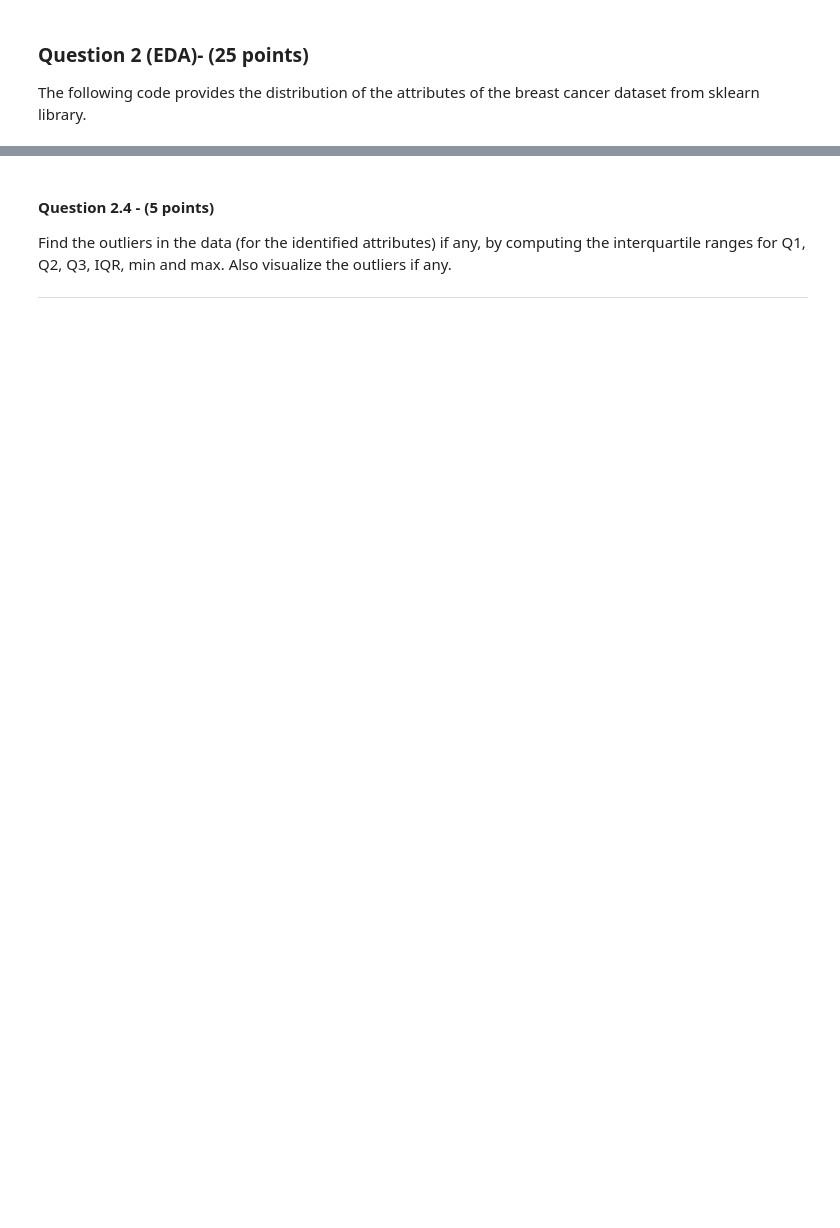
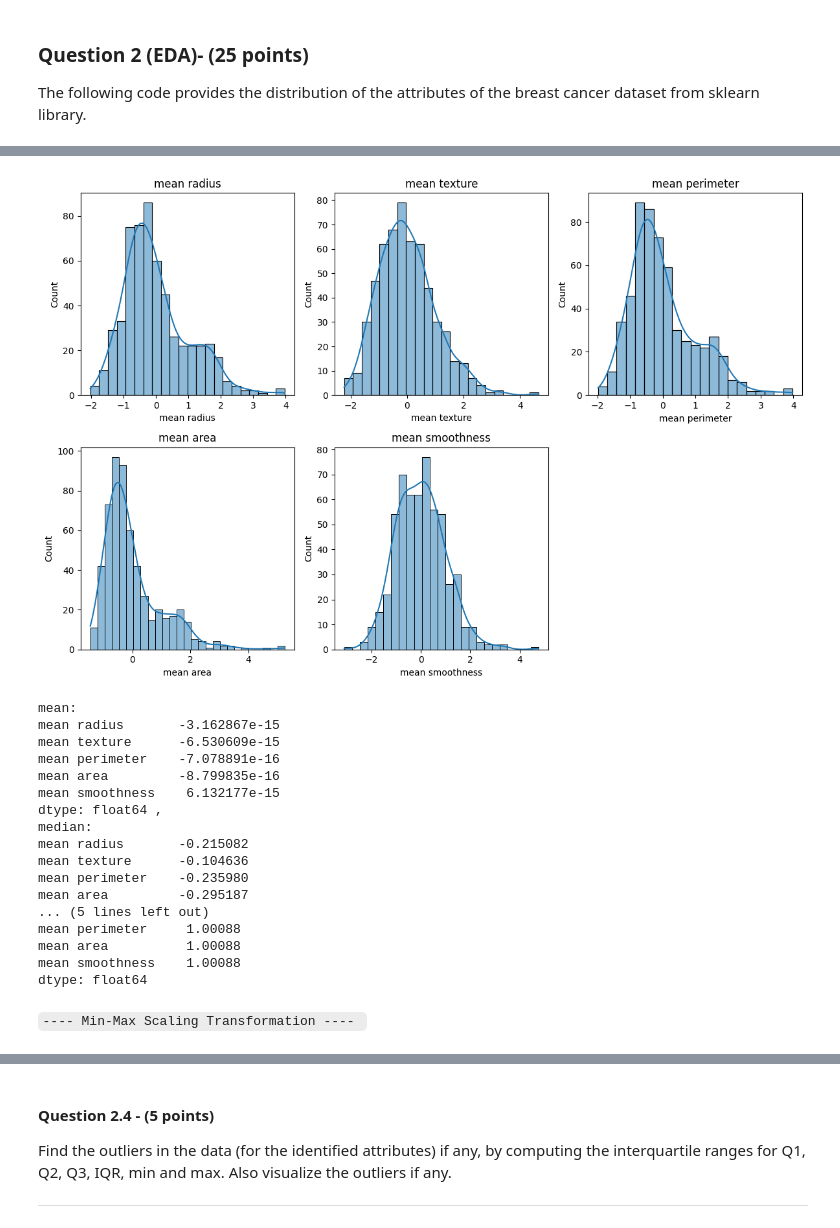
Before and after one commit to ruhanir-dot/Machine-Learning-, a Jupyter notebook: Homework/HW1-WQ26.ipynb, the cells around one changed output, grey strips where cells are left out. Saved outputs shown, nothing was run; the diff lists cells and outputs as text; code cells hidden in the pictures; blank space fills up the shorter version.

```diff
--- a/Homework/HW1-WQ26.ipynb
+++ b/Homework/HW1-WQ26.ipynb
@@ -65,0 +211,34 @@ Apply the Z-score normalization technique on the dataset. You can either develop
+# %%
+# plotting z-score normalized distributions, and z-score normalized metrics
+features_to_plot = ['mean radius', 'mean texture', 'mean perimeter', 'mean area', 'mean smoothness']
+plt.figure(figsize=(12, 8))
+for i, feature in enumerate(features_to_plot, 1):
+    plt.subplot(2, 3, i)
+    sns.histplot(normalized_X_Z_df[feature], kde=True)
+    plt.title(feature)
+
+plt.tight_layout()
+plt.show()
+
+print("\nmean:\n{} , \nmedian:\n{} , \nstd:\n {}".format(normalized_X_Z_df[features_to_plot].mean() , normalized_X_Z_df[features_to_plot].median(), normalized_X_Z_df[features_to_plot].std()))
+# %% [output]
+[figure, added]
+mean:
+mean radius       -3.162867e-15
+mean texture      -6.530609e-15
+mean perimeter    -7.078891e-16
+mean area         -8.799835e-16
+mean smoothness    6.132177e-15
+dtype: float64 ,
+median:
+mean radius       -0.215082
+mean texture      -0.104636
+mean perimeter    -0.235980
+mean area         -0.295187
+... (5 lines left out)
+mean perimeter     1.00088
+mean area          1.00088
+mean smoothness    1.00088
+dtype: float64
+# %% [markdown]
+`---- Min-Max Scaling Transformation ---- `
```
Also changed, not shown: parts of 44 cells of this notebook, 2 other files.
